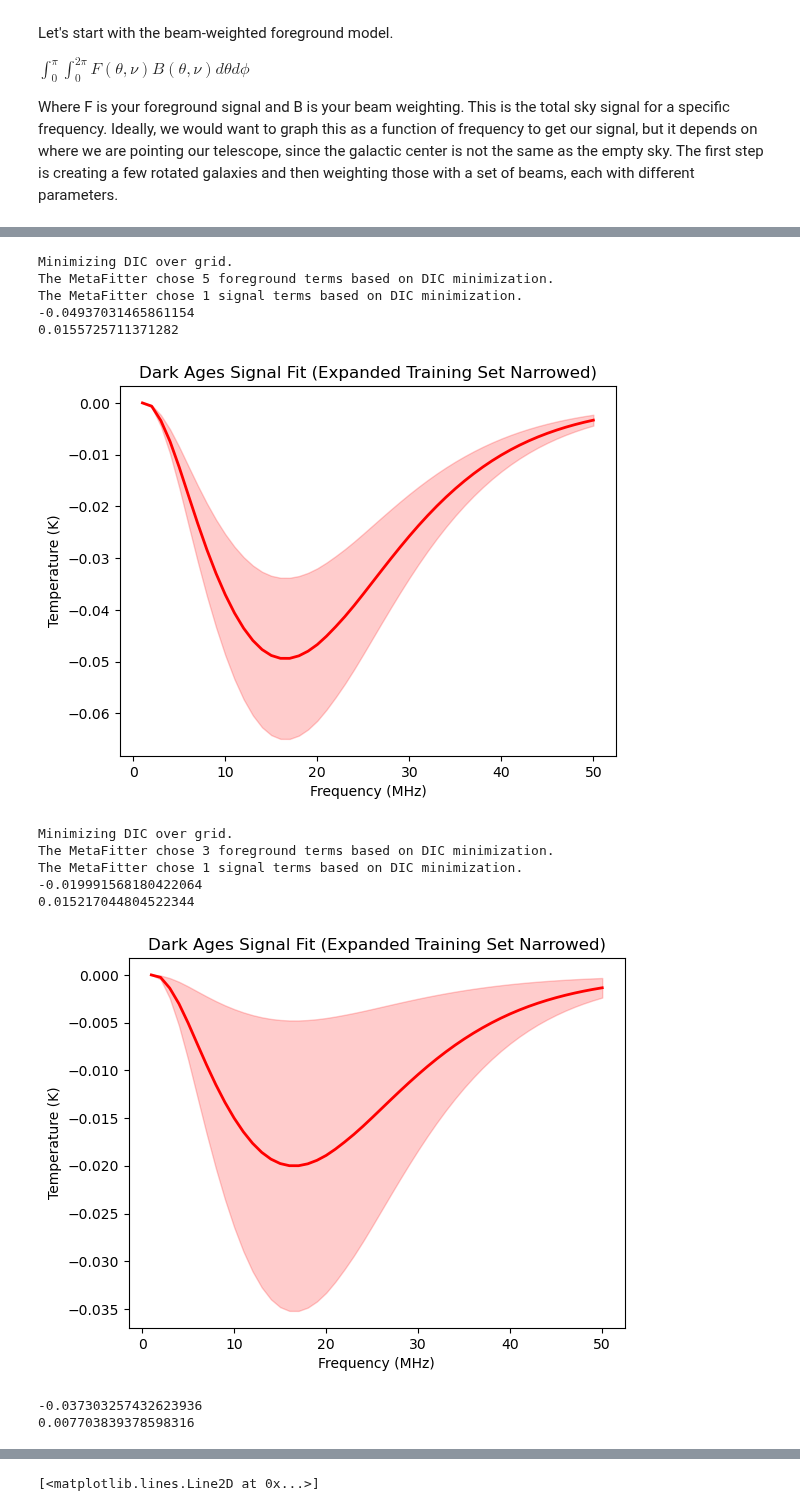
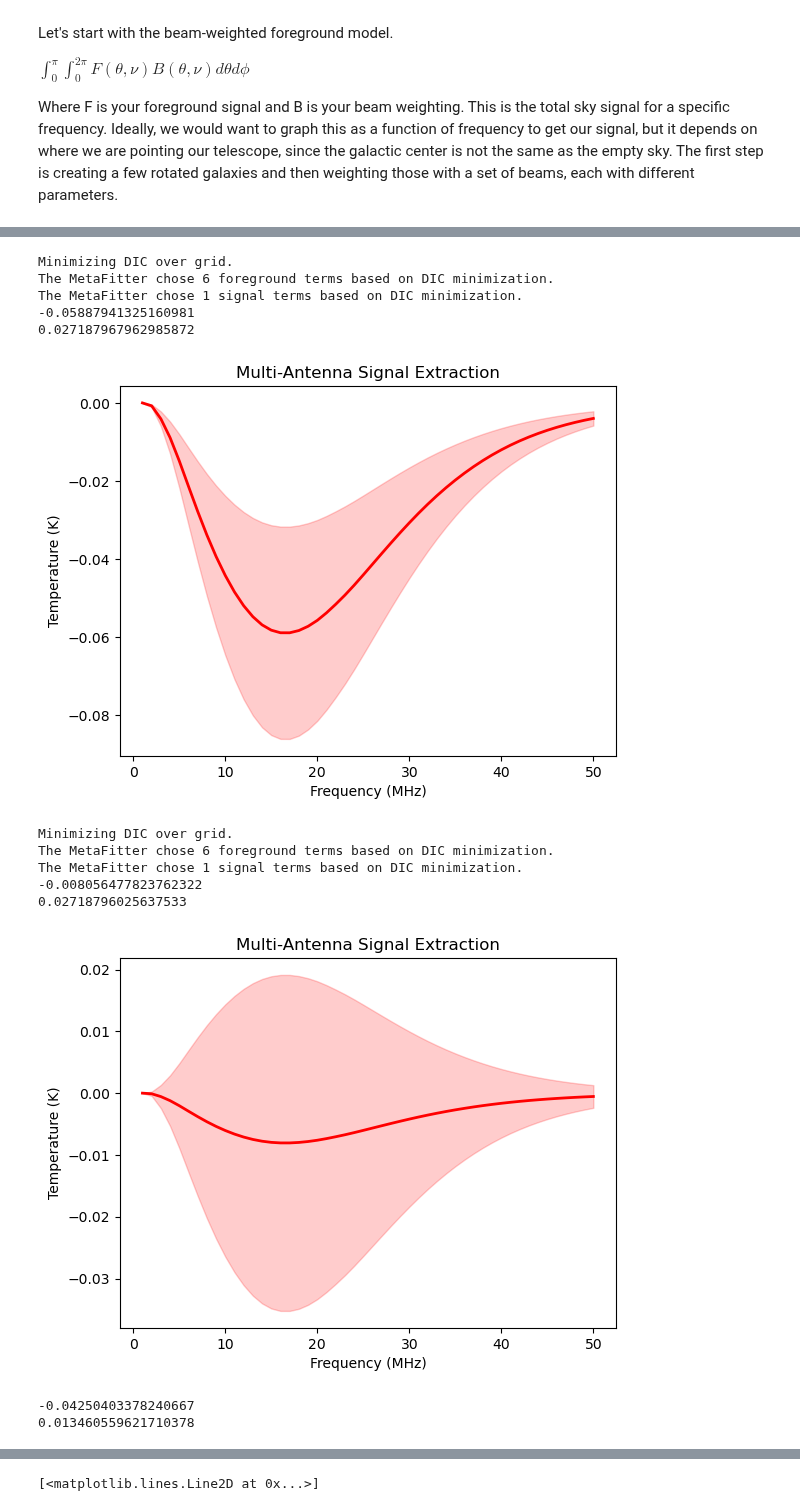
Before and after one commit to daba9359/LuCEE-Night_Simulation, a Jupyter notebook: Beam_weighted_foreground/Beam_Weighted_Foreground_Edited.ipynb, the cells around one changed output, grey strips where cells are left out. Saved outputs shown, nothing was run; the diff lists cells and outputs as text; code cells hidden in the pictures.

```diff
--- a/Beam_weighted_foreground/Beam_Weighted_Foreground_Edited.ipynb
+++ b/Beam_weighted_foreground/Beam_Weighted_Foreground_Edited.ipynb
@@ -852,18 +1048,0 @@ def multi_antenna_signal_extraction(signal_set,n_antenna,signal_extraction_retur
-# %%
-rms_array = np.array([])
-frequency_bins = 50
-for n in range(10000):
-    curve = np.ones(frequency_bins)
-    for i in range(len(curve)):
-        curve[i] = curve[i]*np.random.normal(scale=sigT(simulation_test_50[0][i],dnu,dt))
-    rms = np.sqrt(np.mean(curve**2))
-    rms_array = np.append(rms_array,rms)
-rms_std = rms_array.std()
-rms_mean = np.mean(rms_array)
-print(f"rms mean is {rms_mean}")
-print(f"rms std is {rms_std}")
-
-N=10000
-frequency_array=np.arange(1,51)
-parameter_array = np.array([[omR0,0],[omM0,0.013],[omK0,0],[omL0,0.0062],[omB0,0.00014/h**2]])
-signal_training_set_lambdaCDM=py21cmsig.lambdaCDM_training_set(frequency_array,parameter_array,N)
@@ -892,3 +1070,23 @@ foreground_array = foreground_array_minCMB
 
 # Our simulation function
 simulation_test_50 = simulation_run(beam_file,foreground_array,time_array,dnu,dt,omR0,omM0,omK0,omL0,omB0)
+
+# Determine RMS
+rms_array = np.array([])
+frequency_bins = 50
+for n in range(10000):
+    curve = np.ones(frequency_bins)
+    for i in range(len(curve)):
+        curve[i] = curve[i]*np.random.normal(scale=sigT(simulation_test_50[0][0][i],dnu,dt))
+    rms = np.sqrt(np.mean(curve**2))
+    rms_array = np.append(rms_array,rms)
+rms_std = rms_array.std()
+rms_mean = np.mean(rms_array)
+print(f"rms mean is {rms_mean}")
+print(f"rms std is {rms_std}")
+
+data = simulation_test_50[0]
+one_sigma_rms = rms_std
+training_set = varied_regolith_training_set_raw
+training_set_parameters = varied_regolith_training_set_raw_params
+signal_extraction_return = signal_extraction(data,rms_mean,rms_std,training_set,training_set_parameters,N=10000,sigma_tolerance=3,iteration_limit=100)
@@ -895,7 +1113,6 @@ simulation_test_50 = simulation_run(beam_file,foreground_array,time_array,dnu,dt
 # %%
 # for multi antenna
 number_of_antennae = 4
-signal_extraction_return = test12
 multi_antenna = multi_antenna_signal_extraction(signal_training_set_lambdaCDM,number_of_antennae,signal_extraction_return,dnu,dt,beam_file,\
                                 foreground_array,time_array,omR0,omM0,omK0,omL0,omB0,"DIC")
 # %% [output]
@@ -914,14 +1131,14 @@ The MetaFitter chose 1 signal terms based on DIC minimization.
 Minimizing DIC over grid.
-The MetaFitter chose 5 foreground terms based on DIC minimization.
+The MetaFitter chose 6 foreground terms based on DIC minimization.
 The MetaFitter chose 1 signal terms based on DIC minimization.
--0.04937031465861154
-0.0155725711371282
+-0.05887941325160981
+0.027187967962985872
-[figure, old version]
+[figure, new version]
 Minimizing DIC over grid.
-The MetaFitter chose 3 foreground terms based on DIC minimization.
+The MetaFitter chose 6 foreground terms based on DIC minimization.
 The MetaFitter chose 1 signal terms based on DIC minimization.
--0.019991568180422064
-0.015217044804522344
+-0.008056477823762322
+0.02718796025637533
-[figure, old version]
+[figure, new version]
--0.037303257432623936
-0.007703839378598316
+-0.04250403378240667
+0.013460559621710378
```
Also changed, not shown: parts of 13 cells of this notebook.
